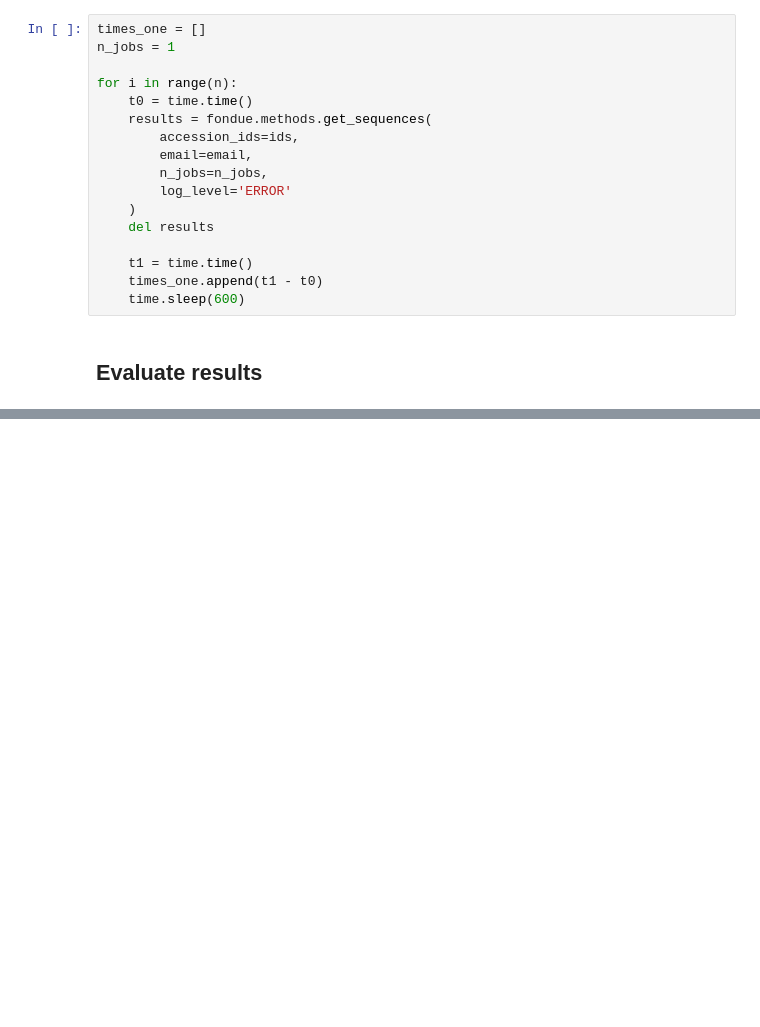
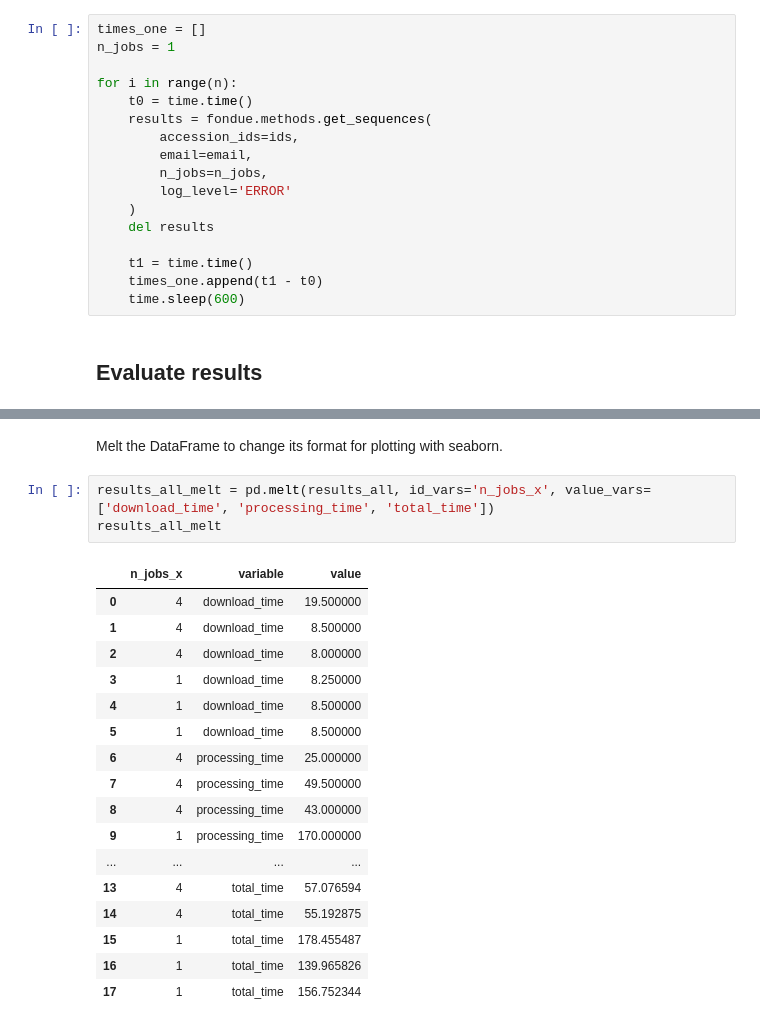
Before and after one commit to bokulich-lab/q2-fondue-examples, a Jupyter notebook: parallelization_test/parallelization-benchmark.ipynb, the cells around one changed output, grey strips where cells are left out. Cells and saved outputs as stored; diff of their text form; blank space fills up the shorter version.

```diff
--- a/parallelization_test/parallelization-benchmark.ipynb
+++ b/parallelization_test/parallelization-benchmark.ipynb
@@ -57,0 +147,23 @@ results_df.describe()
+# %% [markdown]
+Melt the DataFrame to change its format for plotting with seaborn.
+# %%
+results_all_melt = pd.melt(results_all, id_vars='n_jobs_x', value_vars=['download_time', 'processing_time', 'total_time'])
+results_all_melt
+# %% [output]
+|  | n_jobs_x | variable | value |
+| 0 | 4 | download_time | 19.500000 |
+| 1 | 4 | download_time | 8.500000 |
+| 2 | 4 | download_time | 8.000000 |
+| 3 | 1 | download_time | 8.250000 |
+| 4 | 1 | download_time | 8.500000 |
+| 5 | 1 | download_time | 8.500000 |
+| 6 | 4 | processing_time | 25.000000 |
+| 7 | 4 | processing_time | 49.500000 |
+| 8 | 4 | processing_time | 43.000000 |
+| 9 | 1 | processing_time | 170.000000 |
+| ... | ... | ... | ... |
+| 13 | 4 | total_time | 57.076594 |
+| 14 | 4 | total_time | 55.192875 |
+| 15 | 1 | total_time | 178.455487 |
+| 16 | 1 | total_time | 139.965826 |
+| 17 | 1 | total_time | 156.752344 |
```
Also changed, not shown: parts of 25 cells of this notebook, 3 other files.
